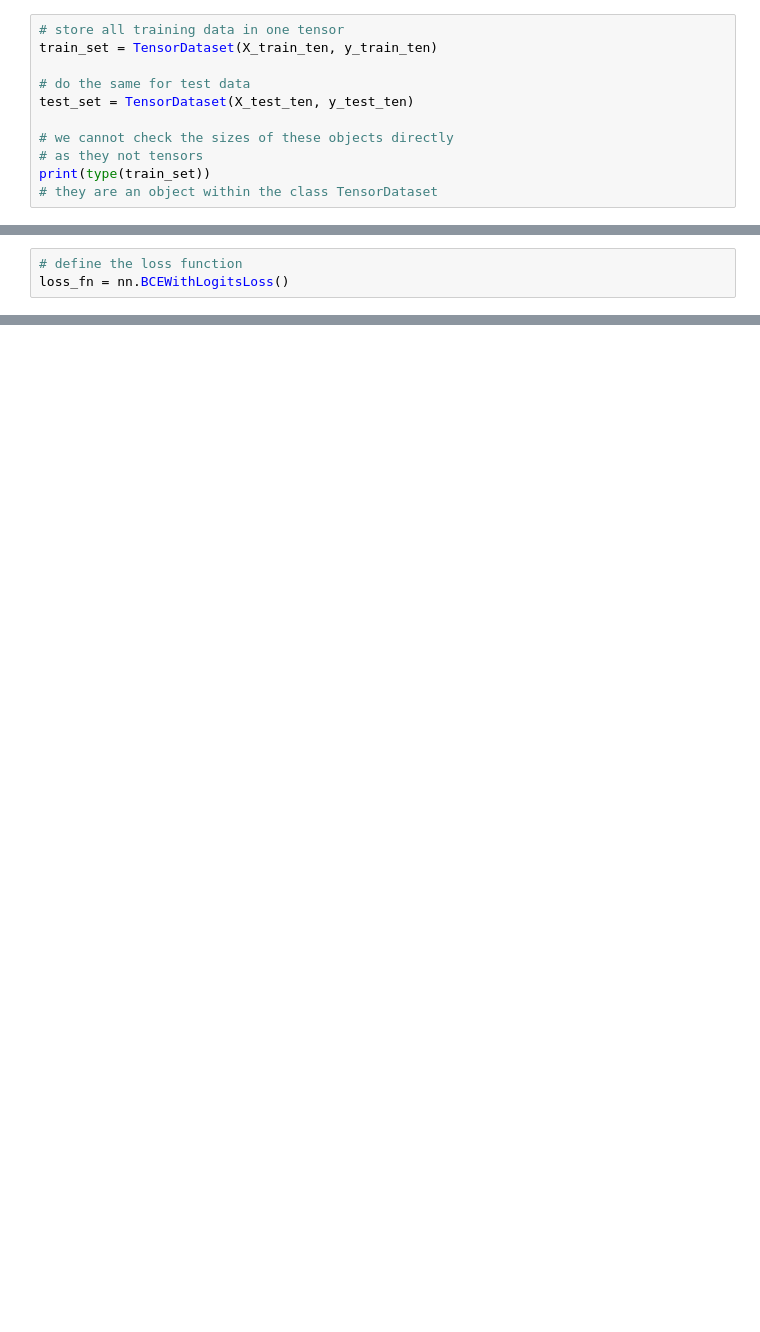
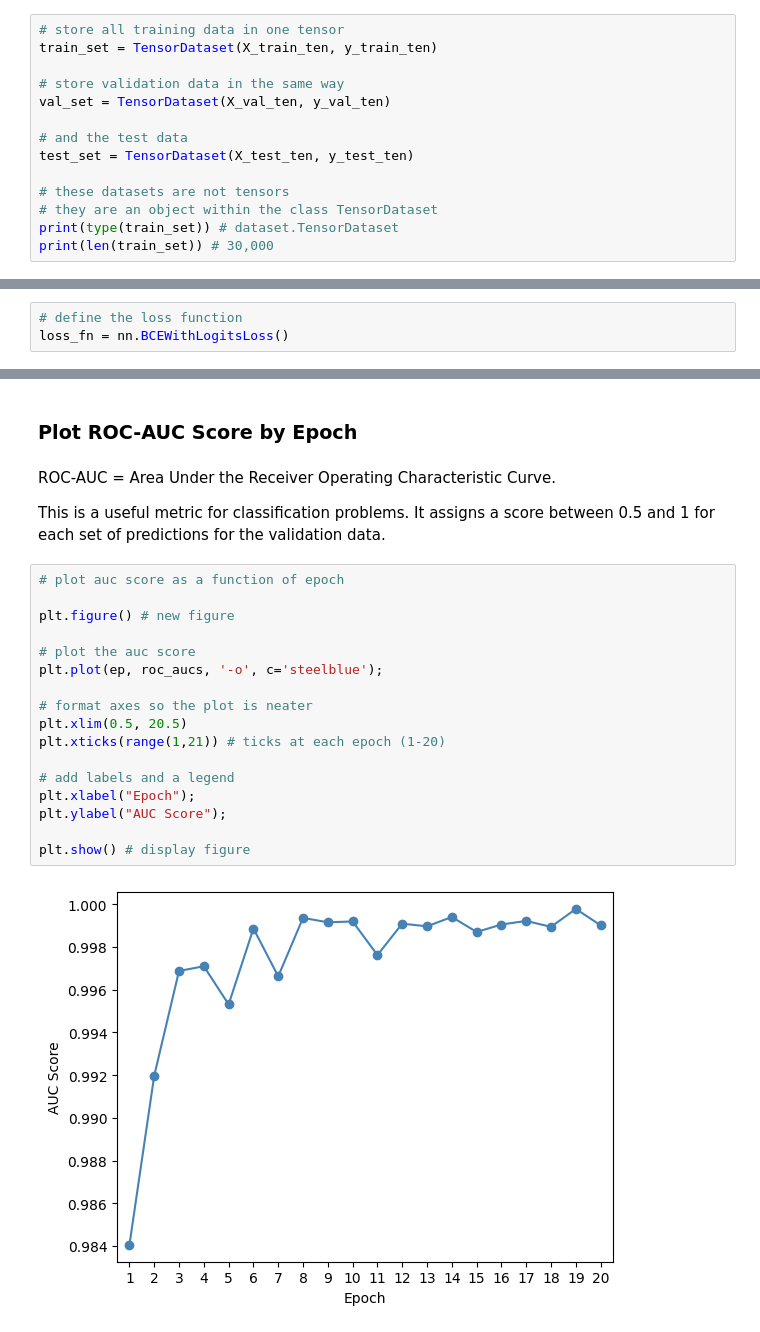
Before and after one commit to lysette-stubbs/ACT_Coursework_2, a Jupyter notebook: py/Q2_Folder/Q2_Neural_Networks.ipynb, the cells around one changed output, grey strips where cells are left out. Saved outputs shown, nothing was run; the diff lists cells and outputs as text; blank space fills up the shorter version.

```diff
--- a/py/Q2_Folder/Q2_Neural_Networks.ipynb
+++ b/py/Q2_Folder/Q2_Neural_Networks.ipynb
@@ -588,12 +647,15 @@ torch.Size([30000, 1])
 # store all training data in one tensor
 train_set = TensorDataset(X_train_ten, y_train_ten)
 
-# do the same for test data
+# store validation data in the same way
+val_set = TensorDataset(X_val_ten, y_val_ten)
+
+# and the test data
 test_set = TensorDataset(X_test_ten, y_test_ten)
 
-# we cannot check the sizes of these objects directly
-# as they not tensors
-print(type(train_set))
+# these datasets are not tensors
 # they are an object within the class TensorDataset
+print(type(train_set)) # dataset.TensorDataset
+print(len(train_set)) # 30,000
 # %% [output]
 <class 'torch.utils.data.dataset.TensorDataset'>
@@ -795,0 +1117,25 @@ pc_model.train()
+# %% [markdown]
+### Plot ROC-AUC Score by Epoch
+# %% [markdown]
+ROC-AUC = Area Under the Receiver Operating Characteristic Curve.
+
+This is a useful metric for classification problems. It assigns a score between 0.5 and 1 for each set of predictions for the validation data.
+# %%
+# plot auc score as a function of epoch
+
+plt.figure() # new figure
+
+# plot the auc score
+plt.plot(ep, roc_aucs, '-o', c='steelblue');
+
+# format axes so the plot is neater
+plt.xlim(0.5, 20.5)
+plt.xticks(range(1,21)) # ticks at each epoch (1-20)
+
+# add labels and a legend
+plt.xlabel("Epoch");
+plt.ylabel("AUC Score");
+
+plt.show() # display figure
+# %% [output]
+[figure, added]
```
Also changed, not shown: parts of 74 cells of this notebook.
